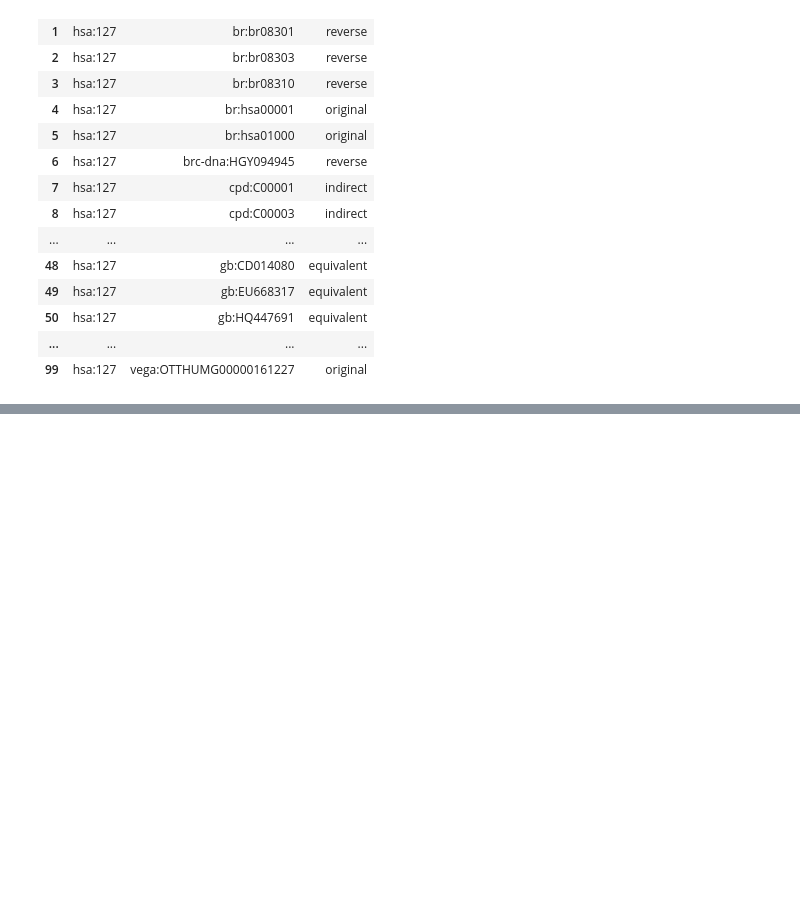
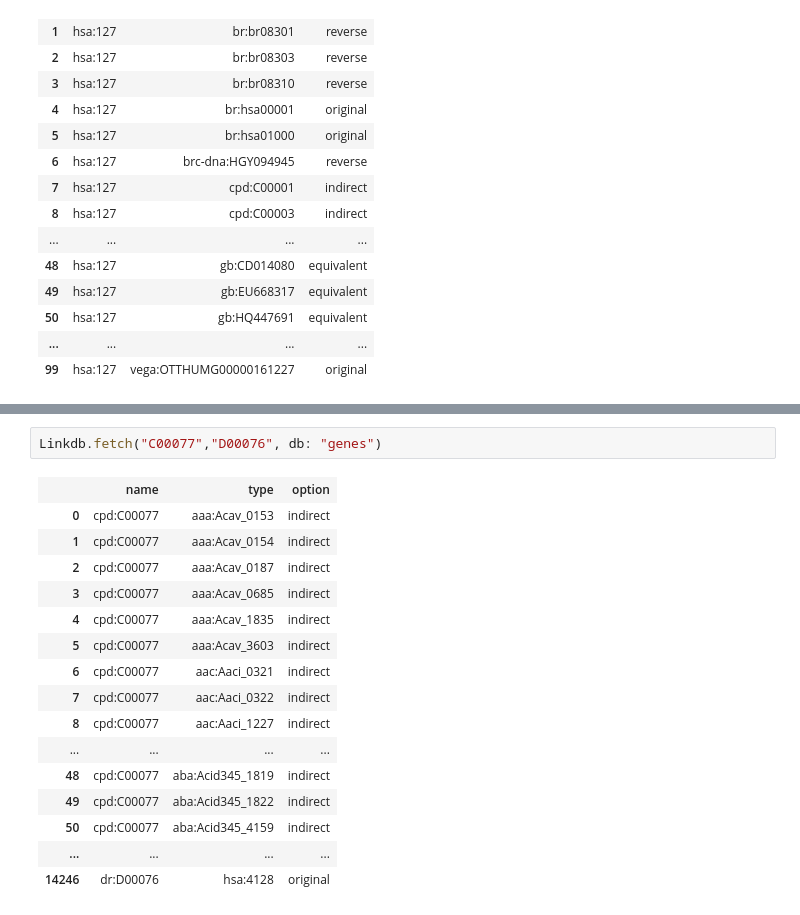
Before and after one commit to domitry/linkdb, a Jupyter notebook: examples/Test1.ipynb, the cells around one changed output, grey strips where cells are left out. Drawn from its saved outputs; the diff is of its cells as text; blank space fills up the shorter version.

```diff
--- a/examples/Test1.ipynb
+++ b/examples/Test1.ipynb
@@ -24,0 +44,19 @@ Linkdb.fetch("hsa:127")
+# %%
+Linkdb.fetch("C00077","D00076", db: "genes")
+# %% [output]
+|  | name | type | option |
+| 0 | cpd:C00077 | aaa:Acav_0153 | indirect |
+| 1 | cpd:C00077 | aaa:Acav_0154 | indirect |
+| 2 | cpd:C00077 | aaa:Acav_0187 | indirect |
+| 3 | cpd:C00077 | aaa:Acav_0685 | indirect |
+| 4 | cpd:C00077 | aaa:Acav_1835 | indirect |
+| 5 | cpd:C00077 | aaa:Acav_3603 | indirect |
+| 6 | cpd:C00077 | aac:Aaci_0321 | indirect |
+| 7 | cpd:C00077 | aac:Aaci_0322 | indirect |
+| 8 | cpd:C00077 | aac:Aaci_1227 | indirect |
+| ... | ... | ... | ... |
+| 48 | cpd:C00077 | aba:Acid345_1819 | indirect |
+| 49 | cpd:C00077 | aba:Acid345_1822 | indirect |
+| 50 | cpd:C00077 | aba:Acid345_4159 | indirect |
+| ... | ... | ... | ... |
+| 14246 | dr:D00076 | hsa:4128 | original |
```
Also changed, not shown: parts of 1 cell of this notebook.
